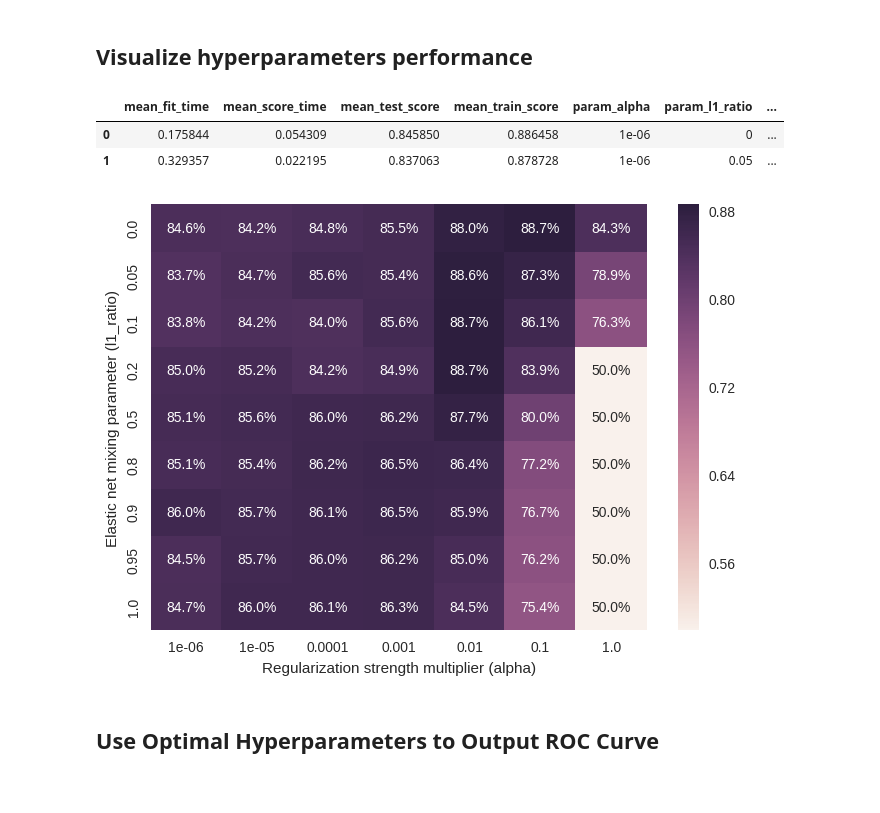
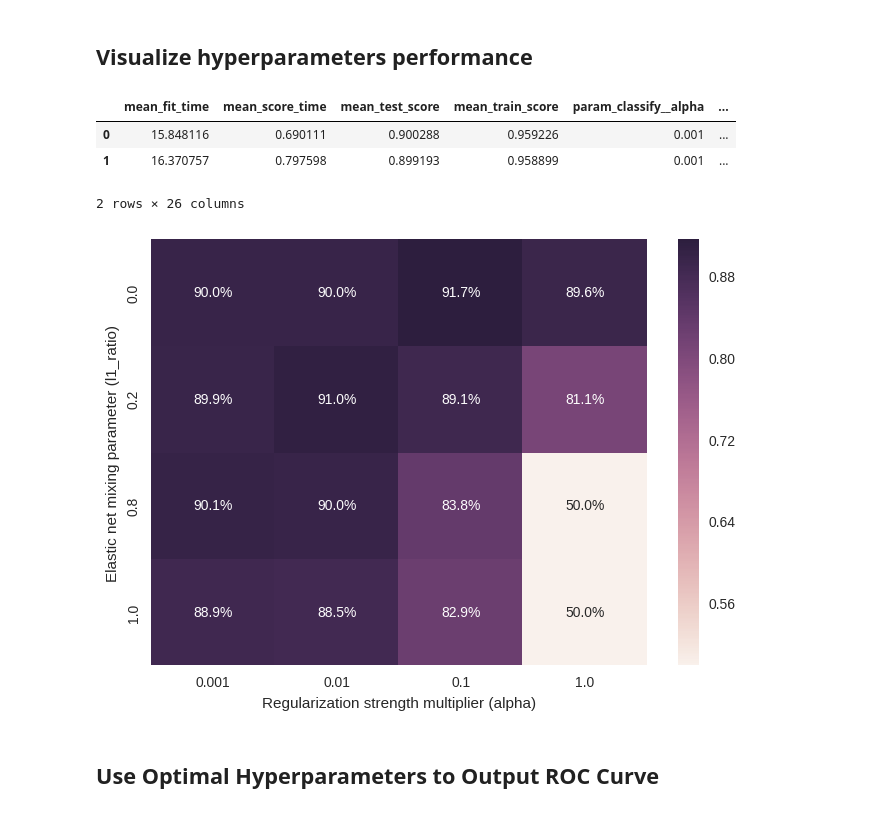
Before and after one commit to cognoma/machine-learning, a Jupyter notebook: 2.TCGA-MLexample.ipynb, the cells around one changed output. Drawn from its saved outputs; the diff is of its cells as text; code cells hidden in the pictures.

```diff
--- a/2.TCGA-MLexample.ipynb
+++ b/2.TCGA-MLexample.ipynb
@@ -135,0 +89,20 @@ SGDClassifier(alpha=0.01, average=False, class_weight='balanced', epsilon=0.1,
+# %%
+# Parameter Sweep for Hyperparameters
+param_grid = {
+    'select__k': [2000],
+    'classify__loss': ['log'],
+    'classify__penalty': ['elasticnet'],
+    'classify__alpha': [10 ** x for x in range(-3, 1)],
+    'classify__l1_ratio': [0, 0.2, 0.8, 1],
+}
+
+pipeline = Pipeline(steps=[
+    ('select', SelectKBest(fs_mad)),
+    ('standardize', StandardScaler()),
+    ('classify', SGDClassifier(random_state=0, class_weight='balanced'))
+])
+
+cv_pipeline = GridSearchCV(estimator=pipeline, param_grid=param_grid, n_jobs=-1, scoring='roc_auc')
+# %%
+%%time
+cv_pipeline.fit(X=X_train, y=y_train)
@@ -137,22 +136,23 @@ SGDClassifier(alpha=0.01, average=False, class_weight='balanced', epsilon=0.1,
 ## Visualize hyperparameters performance
 # %%
 cv_result_df = pd.concat([
-    pd.DataFrame(clf_grid.cv_results_),
-    pd.DataFrame.from_records(clf_grid.cv_results_['params']),
+    pd.DataFrame(cv_pipeline.cv_results_),
+    pd.DataFrame.from_records(cv_pipeline.cv_results_['params']),
 ], axis='columns')
 cv_result_df.head(2)
 # %% [output]
-|  | mean_fit_time | mean_score_time | mean_test_score | mean_train_score | param_alpha | param_l1_ratio | ... |
-| 0 | 0.175844 | 0.054309 | 0.845850 | 0.886458 | 1e-06 | 0 | ... |
-| 1 | 0.329357 | 0.022195 | 0.837063 | 0.878728 | 1e-06 | 0.05 | ... |
+|  | mean_fit_time | mean_score_time | mean_test_score | mean_train_score | param_classify__alpha | ... |
+| 0 | 15.848116 | 0.690111 | 0.900288 | 0.959226 | 0.001 | ... |
+| 1 | 16.370757 | 0.797598 | 0.899193 | 0.958899 | 0.001 | ... |
+2 rows × 26 columns
 # %%
 # Cross-validated performance heatmap
-cv_score_mat = pd.pivot_table(cv_result_df, values='mean_test_score', index='l1_ratio', columns='alpha')
+cv_score_mat = pd.pivot_table(cv_result_df, values='mean_test_score', index='classify__l1_ratio', columns='classify__alpha')
 ax = sns.heatmap(cv_score_mat, annot=True, fmt='.1%')
 ax.set_xlabel('Regularization strength multiplier (alpha)')
 ax.set_ylabel('Elastic net mixing parameter (l1_ratio)');
 # %% [output]
-[figure, old version]
+[figure, new version]
 # %% [markdown]
 ## Use Optimal Hyperparameters to Output ROC Curve
 # %%
```
Also changed, not shown: parts of 22 cells of this notebook, 3 other files.
